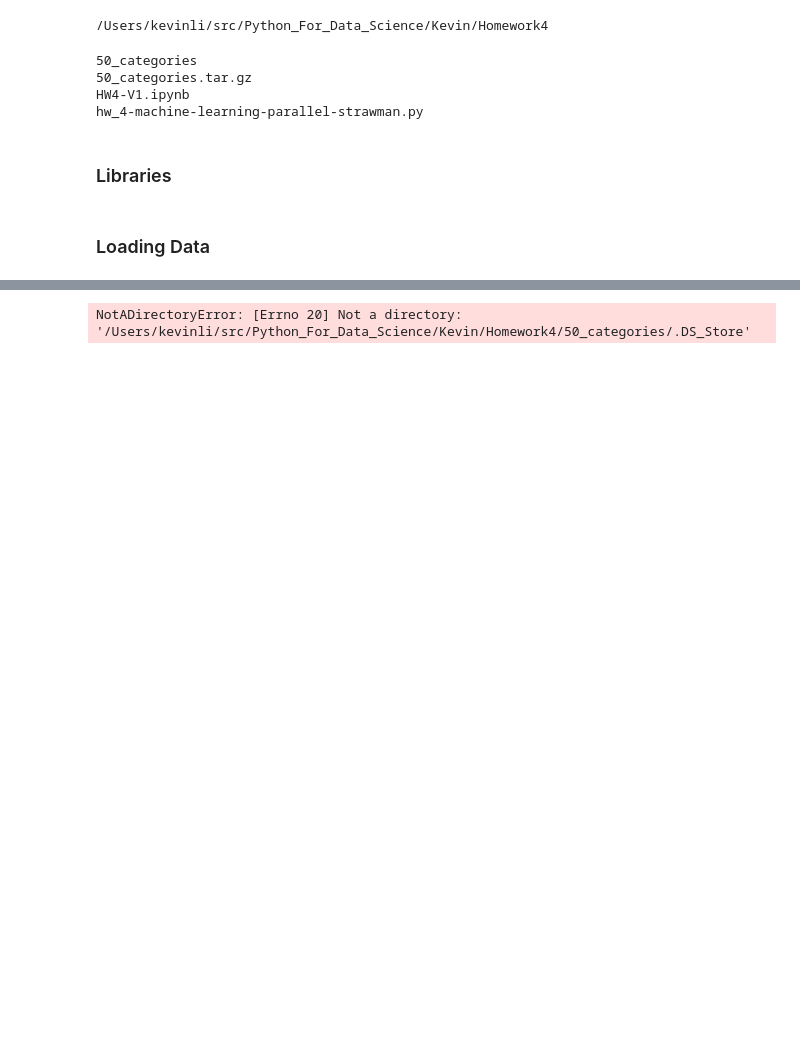
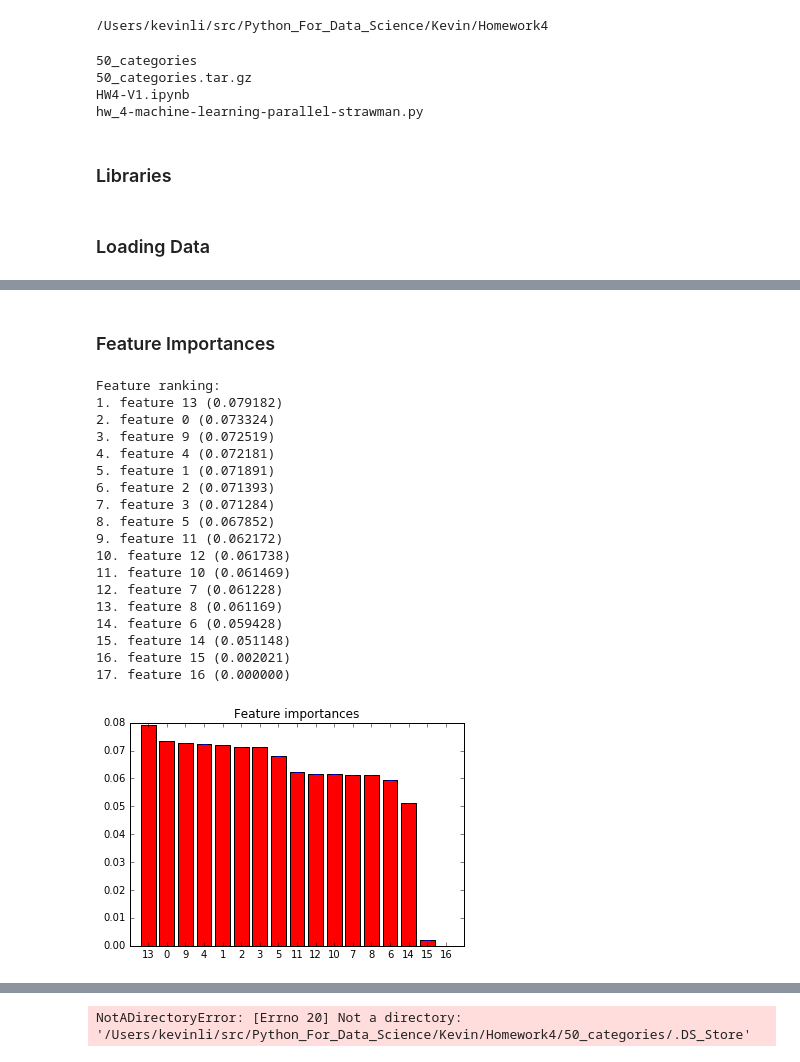
Before and after one commit to kbl4ew/Python_For_Data_Science, a Jupyter notebook: Kevin/Homework4/HW4-V1.ipynb, the cells around one changed output, grey strips where cells are left out. Cells and saved outputs as stored; diff of their text form; code cells hidden in the pictures; blank space fills up the shorter version.

```diff
--- a/Kevin/Homework4/HW4-V1.ipynb
+++ b/Kevin/Homework4/HW4-V1.ipynb
@@ -32,0 +290,2 @@ from sklearn import preprocessing
+# %%
+features = load_and_extract(all_images)
@@ -32,0 +417,9 @@ from sklearn import preprocessing
+# %%
+# save to disk
+filename = "./image_dataset.npy"
+np.save(filename, df)
+print("Saved features to '%s'" % filename)
+
+filename = "./image_categories.npy"
+np.save(filename, category_map)
+print("Saved categories to '%s'" % filename)
@@ -234,0 +652,13 @@ if __name__ == "__main__":
+# %%
+# Inputs for
+X = df[:, 1:18]
+Y = df[:, -1]
+# random state object
+rso = np.random.RandomState(2384802)
+# Building RandomForestClassifier
+clf = RandomForestClassifier(
+        n_estimators=50,
+        n_jobs=-1,
+        #compute_importances=True,
+        random_state=rso)
+clf.fit(X, Y)
@@ -234,0 +673,43 @@ if __name__ == "__main__":
+# %% [markdown]
+### Feature Importances
+# %%
+importances = clf.feature_importances_
+# %%
+std = np.std([clf.feature_importances_ for tree in clf.estimators_],
+             axis=0)
+indices = np.argsort(importances)[::-1]
+
+# Print the feature ranking
+print("Feature ranking:")
+
+for f in range(X.shape[1]):
+    print("%d. feature %d (%f)" % (f + 1, indices[f], importances[indices[f]]))
+
+# Plot the feature importances of the forest
+plt.figure()
+plt.title("Feature importances")
+plt.bar(range(X.shape[1]), importances[indices],
+       color="r", yerr=std[indices], align="center")
+plt.xticks(range(X.shape[1]), indices)
+plt.xlim([-1, X.shape[1]])
+plt.show()
+# %% [output]
+Feature ranking:
+1. feature 13 (0.079182)
+2. feature 0 (0.073324)
+3. feature 9 (0.072519)
+4. feature 4 (0.072181)
+5. feature 1 (0.071891)
+6. feature 2 (0.071393)
+7. feature 3 (0.071284)
+8. feature 5 (0.067852)
+9. feature 11 (0.062172)
+10. feature 12 (0.061738)
+11. feature 10 (0.061469)
+12. feature 7 (0.061228)
+13. feature 8 (0.061169)
+14. feature 6 (0.059428)
+15. feature 14 (0.051148)
+16. feature 15 (0.002021)
+17. feature 16 (0.000000)
+[figure, added]
```
Also changed, not shown: parts of 45 cells of this notebook.
